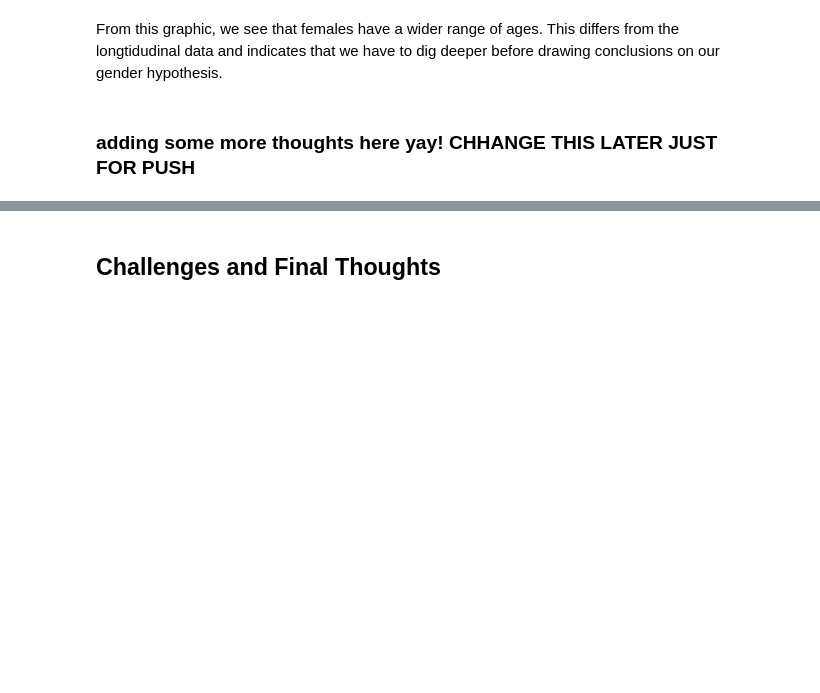
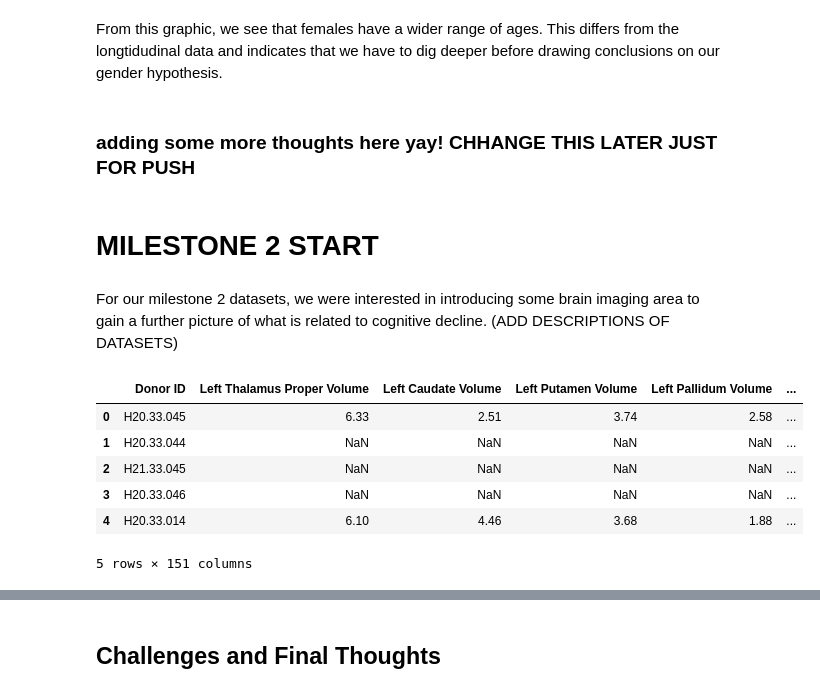
Before and after one commit to marisalong/marisalong.github.io, a Jupyter notebook: DataSciMilestone02.ipynb, the cells around one changed output, grey strips where cells are left out. Saved outputs shown, nothing was run; the diff lists cells and outputs as text; code cells hidden in the pictures; blank space fills up the shorter version.

```diff
--- a/DataSciMilestone02.ipynb
+++ b/DataSciMilestone02.ipynb
@@ -359,3 +359,7 @@ Name: Age, dtype: object
 From this graphic, we see that females have a wider range of ages. This differs from the longtidudinal data and indicates that we have to dig deeper before drawing conclusions on our gender hypothesis.
 # %% [markdown]
 ### adding some more thoughts here yay! CHHANGE THIS LATER JUST FOR PUSH
+# %% [markdown]
+# MILESTONE 2 START
+# %% [markdown]
+For our milestone 2 datasets, we were interested in introducing some brain imaging area to gain a further picture of what is related to cognitive decline. (ADD DESCRIPTIONS OF DATASETS)
@@ -361,0 +371,10 @@ From this graphic, we see that females have a wider range of ages. This differs
+# %%
+df_volumetrics.head()
+# %% [output]
+|  | Donor ID | Left Thalamus Proper Volume | Left Caudate Volume | Left Putamen Volume | Left Pallidum Volume | ... |
+| 0 | H20.33.045 | 6.33 | 2.51 | 3.74 | 2.58 | ... |
+| 1 | H20.33.044 | NaN | NaN | NaN | NaN | ... |
+| 2 | H21.33.045 | NaN | NaN | NaN | NaN | ... |
+| 3 | H20.33.046 | NaN | NaN | NaN | NaN | ... |
+| 4 | H20.33.014 | 6.10 | 4.46 | 3.68 | 1.88 | ... |
+5 rows × 151 columns
```
Also changed, not shown: parts of 13 cells of this notebook, 1 other file.
